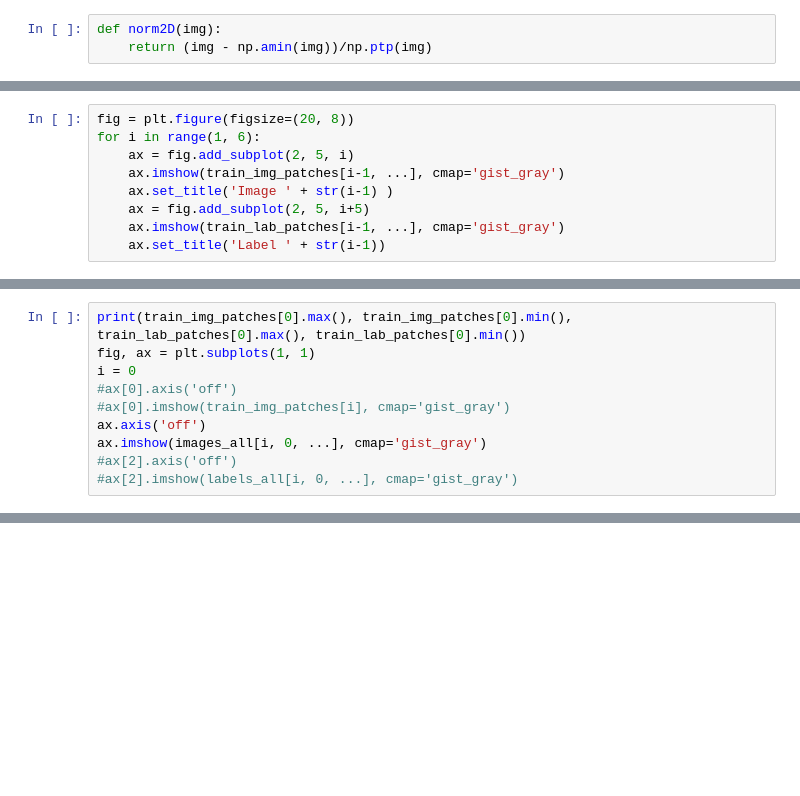
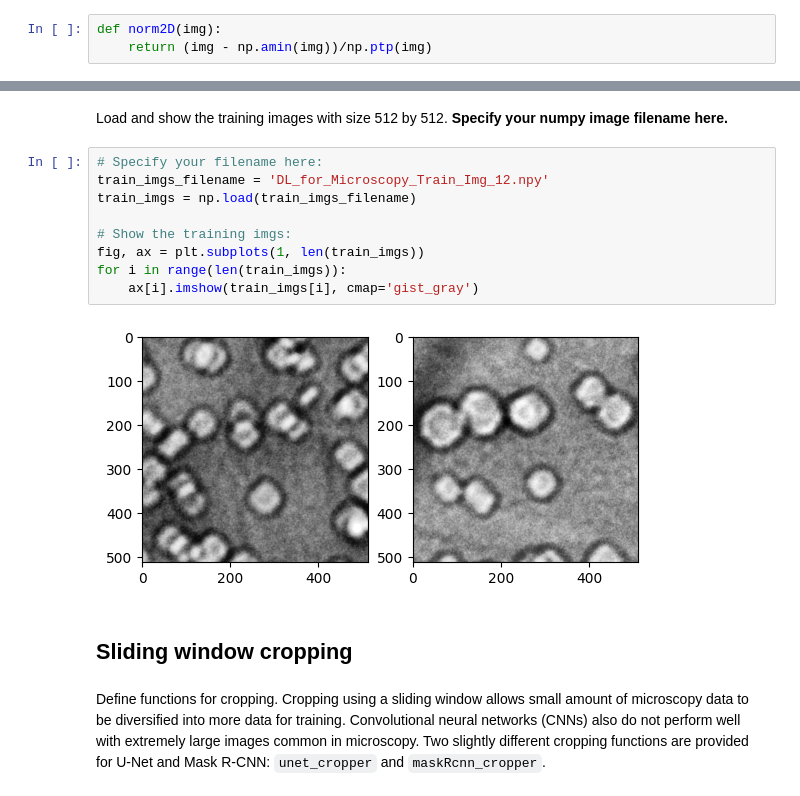
Before and after one commit to shradhautk/AI-MICROSCOPY-WORKSHOP, a Jupyter notebook: Day2_Education_Day/Data_Augmentation/DL_for_Microscopy_Data_Augmentation.ipynb, the cells around one changed output, grey strips where cells are left out. Drawn from its saved outputs; the diff is of its cells as text; blank space fills up the shorter version.

```diff
--- a/Day2_Education_Day/Data_Augmentation/DL_for_Microscopy_Data_Augmentation.ipynb
+++ b/Day2_Education_Day/Data_Augmentation/DL_for_Microscopy_Data_Augmentation.ipynb
@@ -248,9 +42,0 @@ plt.imshow(train_img[0], cmap='gist_gray')
-# %%
-fig = plt.figure(figsize=(20, 8))
-for i in range(1, 6):
-    ax = fig.add_subplot(2, 5, i)
-    ax.imshow(train_img_patches[i-1, ...], cmap='gist_gray')
-    ax.set_title('Image ' + str(i-1) )
-    ax = fig.add_subplot(2, 5, i+5)
-    ax.imshow(train_lab_patches[i-1, ...], cmap='gist_gray')
-    ax.set_title('Label ' + str(i-1))
@@ -274,10 +42,0 @@ images_all, labels_all = imaug(torch.from_numpy(train_img_patches[:, np.newaxis,
-# %%
-print(train_img_patches[0].max(), train_img_patches[0].min(), train_lab_patches[0].max(), train_lab_patches[0].min())
-fig, ax = plt.subplots(1, 1)
-i = 0
-#ax[0].axis('off')
-#ax[0].imshow(train_img_patches[i], cmap='gist_gray')
-ax.axis('off')
-ax.imshow(images_all[i, 0, ...], cmap='gist_gray')
-#ax[2].axis('off')
-#ax[2].imshow(labels_all[i, 0, ...], cmap='gist_gray')
@@ -287,0 +70,17 @@ ax.imshow(images_all[i, 0, ...], cmap='gist_gray')
+# %% [markdown]
+Load and show the training images with size 512 by 512. **Specify your numpy image filename here.**
+# %%
+# Specify your filename here:
+train_imgs_filename = 'DL_for_Microscopy_Train_Img_12.npy'
+train_imgs = np.load(train_imgs_filename)
+
+# Show the training imgs:
+fig, ax = plt.subplots(1, len(train_imgs))
+for i in range(len(train_imgs)):
+    ax[i].imshow(train_imgs[i], cmap='gist_gray')
+# %% [output]
+[figure, added]
+# %% [markdown]
+## Sliding window cropping
+# %% [markdown]
+Define functions for cropping. Cropping using a sliding window allows small amount of microscopy data to be diversified into more data for training. Convolutional neural networks (CNNs) also do not perform well with extremely large images common in microscopy. Two slightly different cropping functions are provided for U-Net and Mask R-CNN: `unet_cropper` and `maskRcnn_cropper`.
```
Also changed, not shown: parts of 79 cells of this notebook.
